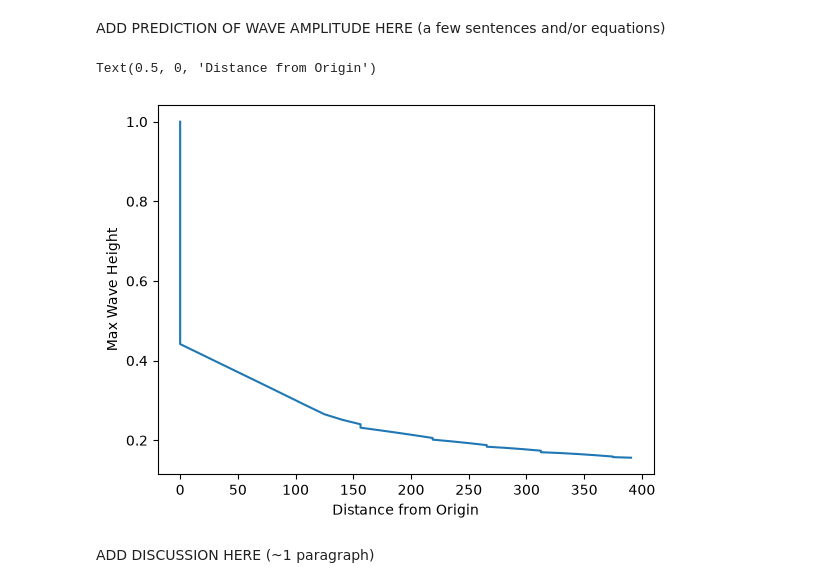
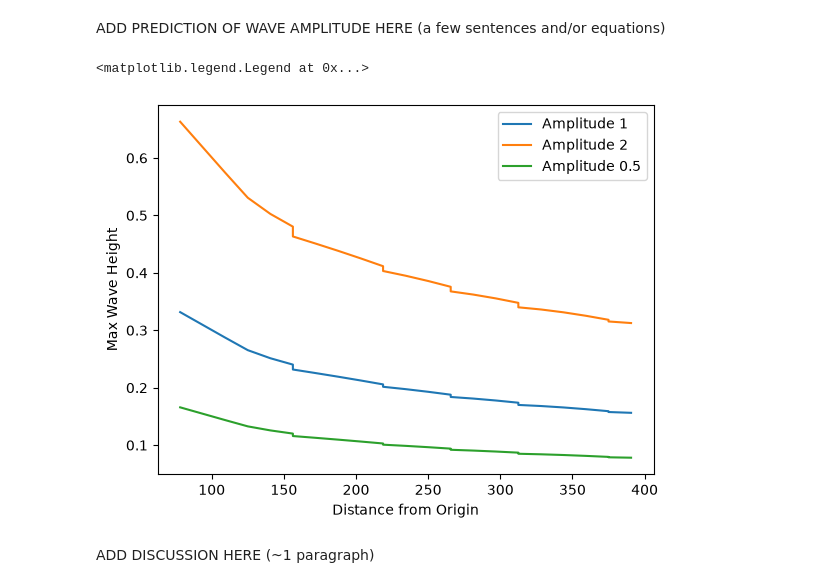
Before and after one commit to Ealish241/QCES, a Jupyter notebook: Project3_tsunami.ipynb, the cells around one changed output. Drawn from its saved outputs; the diff is of its cells as text; code cells hidden in the pictures.

```diff
--- a/Project3_tsunami.ipynb
+++ b/Project3_tsunami.ipynb
@@ -348,7 +347,7 @@ h = dist.Field(name='h', bases=(xbasis, ybasis))
 h.change_scales(1) # Set values on regular grid
 u.change_scales(1)
 v.change_scales(1)
-h['g'] = np.exp(-(x**2+y**2)/width**2)  # Initialize the dependent variable c with a Gaussian function (note ** is the exponentiation operator)
+h['g'] = 0.5*np.exp(-(x**2+y**2)/width**2)  # Initialize the dependent variable c with a Gaussian function (note ** is the exponentiation operator)
 u['g'] = 0
 v['g'] = 0
 
@@ -389,5 +388,5 @@ except:
 finally:
     solver.log_stats()
 
-h_save=np.array(h_save) # convert h_save to an np.array type to allow data slicing
+h_3=np.array(h_save) # convert h_save to an np.array type to allow data slicing
 # %% [output]
@@ -454,30 +453,47 @@ Notice how the amplitude of the Tsunami wave decreases with distance from the so
 Try out several different possible initial conditions for the surface height, $h$. How does the shape of the resulting waves change?
 # %% [markdown]
 ADD PREDICTION OF WAVE AMPLITUDE HERE (a few sentences and/or equations)
-# %%
-ix1 = 32;
-
-h_quad = h_save[:,ix1,32:]
-
-iy_max = np.argmax(h_quad, axis=1)
-
-h_max = np.zeros(31)
-y_val = np.zeros(31)
-
-for n in range (0,31):
-    h_max[n] = h_quad[n,iy_max[n]]
-    y_val[n] = (y[0, 32 + iy_max[n]])
-
-plt.plot(y_val/kilometer, h_max)
-plt.ylabel('Max Wave Height')
-plt.xlabel('Distance from Origin')
-
-
-#Check resolution/timestep? Large peak to start?
-#Sub in some numbers to compare with theory?
-# %% [output]
-Text(0.5, 0, 'Distance from Origin')
-[figure, removed]
+# %%
+ix = 32
+iy = 32
+
+hquad = [h[:, ix, iy:] for h in (h_1, h_2, h_3)]
+
+iy_max = [np.argmax(hq, axis=1) for hq in hquad]
+h_max  = [hq.max(axis=1) for hq in hquad]
+y_val  = [y[0, iy + im] for im in iy_max]
+
+h_max1, h_max2, h_max3 = h_max
+y_val1, y_val2, y_val3 = y_val
+
+trim_val = 6
+
+y_val1 = y_val1[trim_val:]; h_max1 = h_max1[trim_val:]
+y_val2 = y_val2[trim_val:]; h_max2 = h_max2[trim_val:]
+y_val3 = y_val3[trim_val:]; h_max3 = h_max3[trim_val:]
+
+
+
+plt.plot(y_val1/kilometer, h_max1, label = 'Amplitude 1')
+plt.plot(y_val2/kilometer, h_max2, label = 'Amplitude 2')
+plt.plot(y_val3/kilometer, h_max3, label = 'Amplitude 0.5')
+plt.ylabel('Max Wave Height')
+plt.xlabel('Distance from Origin')
+plt.legend()
+plt.title('Varying different initial amplitudes')
+
+#y_val1, y_val2, y_val3
+
+################################################
+#Check resolution/timestep? Large peak to start?
+#Why is it so steppy?
+#Sub in some numbers to compare with theory?
+#What is the theory?
+#Vary initial width too?
+################################################
+# %% [output]
+<matplotlib.legend.Legend at 0x...>
+[figure, added]
 # %% [markdown]
 ADD DISCUSSION HERE (~1 paragraph)
 # %% [markdown]
```
Also changed, not shown: parts of 5 cells of this notebook, 1 other file.
